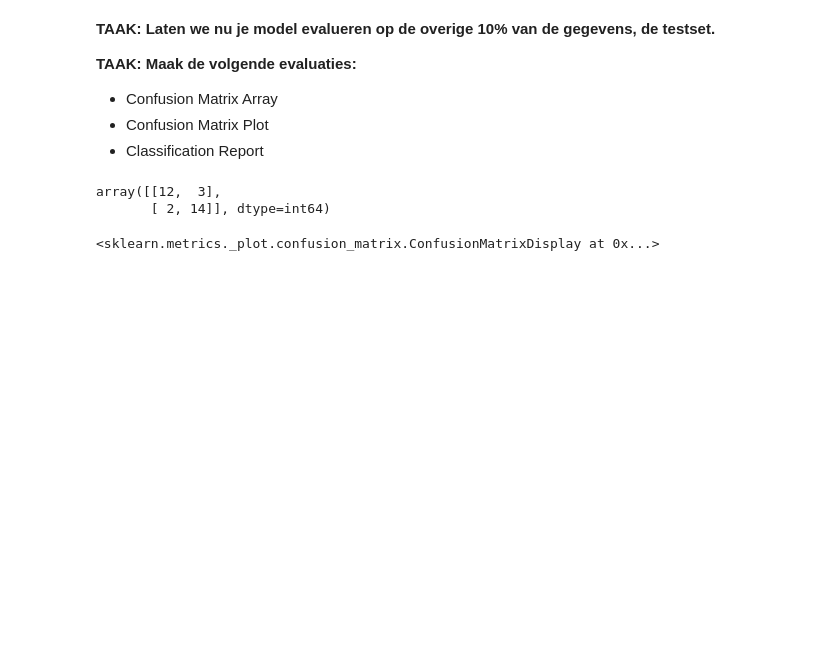
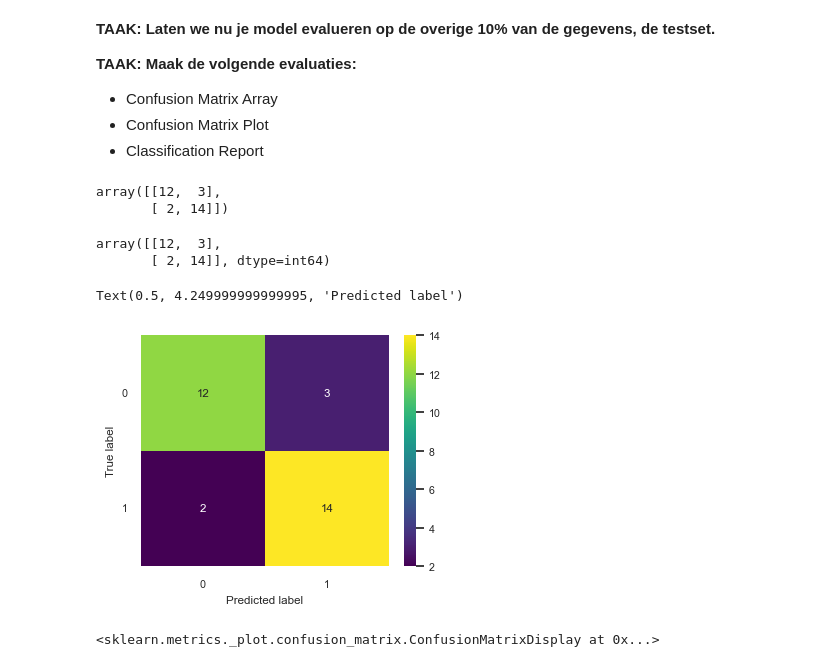
Before and after one commit to montypie/DS_Projects, a Jupyter notebook: exams/Regression/Logistic-Regression-Opdracht_YK.ipynb, the cells around one changed output. Cells and saved outputs as stored; diff of their text form; code cells hidden in the pictures; blank space fills up the shorter version.

```diff
--- a/exams/Regression/Logistic-Regression-Opdracht_YK.ipynb
+++ b/exams/Regression/Logistic-Regression-Opdracht_YK.ipynb
@@ -260,3 +354,12 @@ array([[-0.09621199, -0.39460154,  0.53534731, -0.13850191, -0.08830462,
+# %%
+from sklearn.metrics import confusion_matrix
+
+y_pred = best_model.predict(X_test)
+cnf_matrix = confusion_matrix(y_test, y_pred)
+cnf_matrix
+# %% [output]
+array([[12,  3],
+       [ 2, 14]])
 # %%
 # %% [output]
 array([[12,  3],
@@ -266,3 +367,12 @@ array([[12,  3],
+# %%
+sns.set_theme(rc={"figure.figsize": (4, 3)}, font_scale=0.7)
+sns.heatmap(cnf_matrix, annot=True, cmap="viridis")
+plt.ylabel("True label")
+plt.yticks(rotation=0)
+plt.xlabel("Predicted label")
+# %% [output]
+Text(0.5, 4.249999999999995, 'Predicted label')
+[figure, added]
 # %%
 # %% [output]
 <sklearn.metrics._plot.confusion_matrix.ConfusionMatrixDisplay at 0x...>
```
Also changed, not shown: parts of 27 cells of this notebook.
